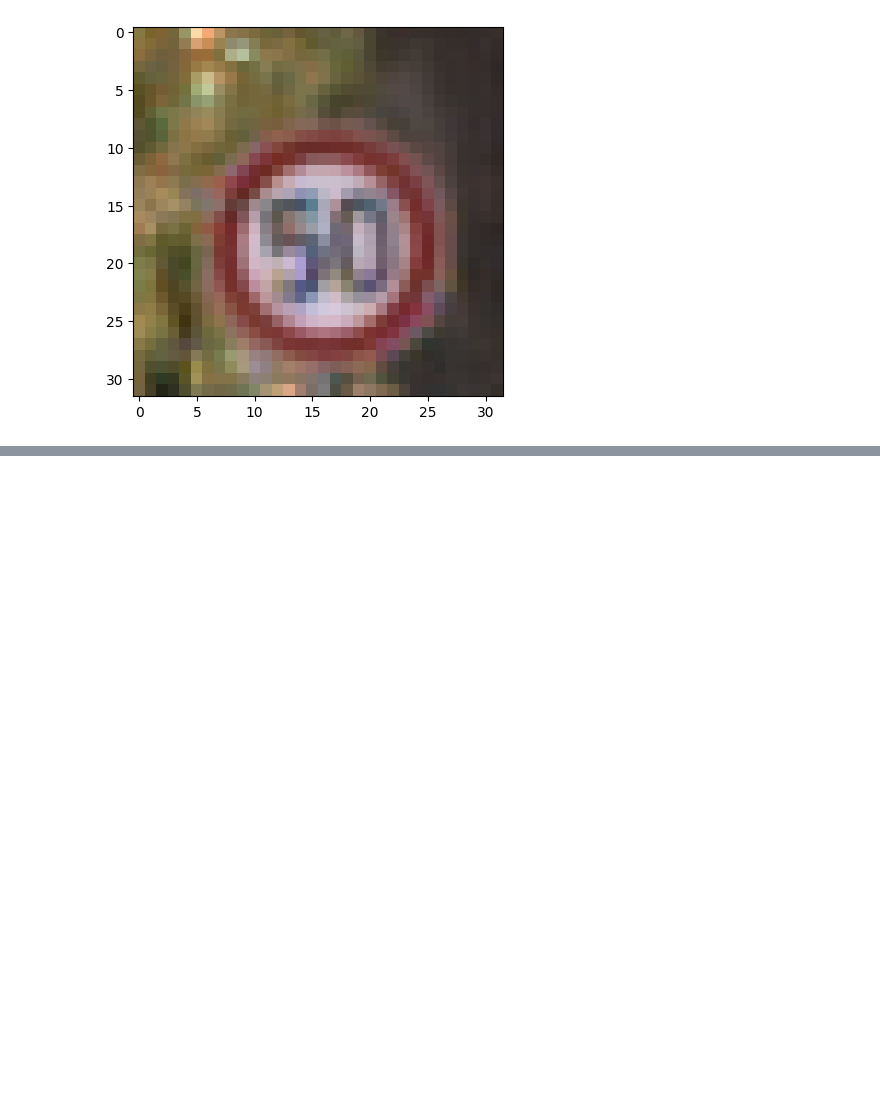
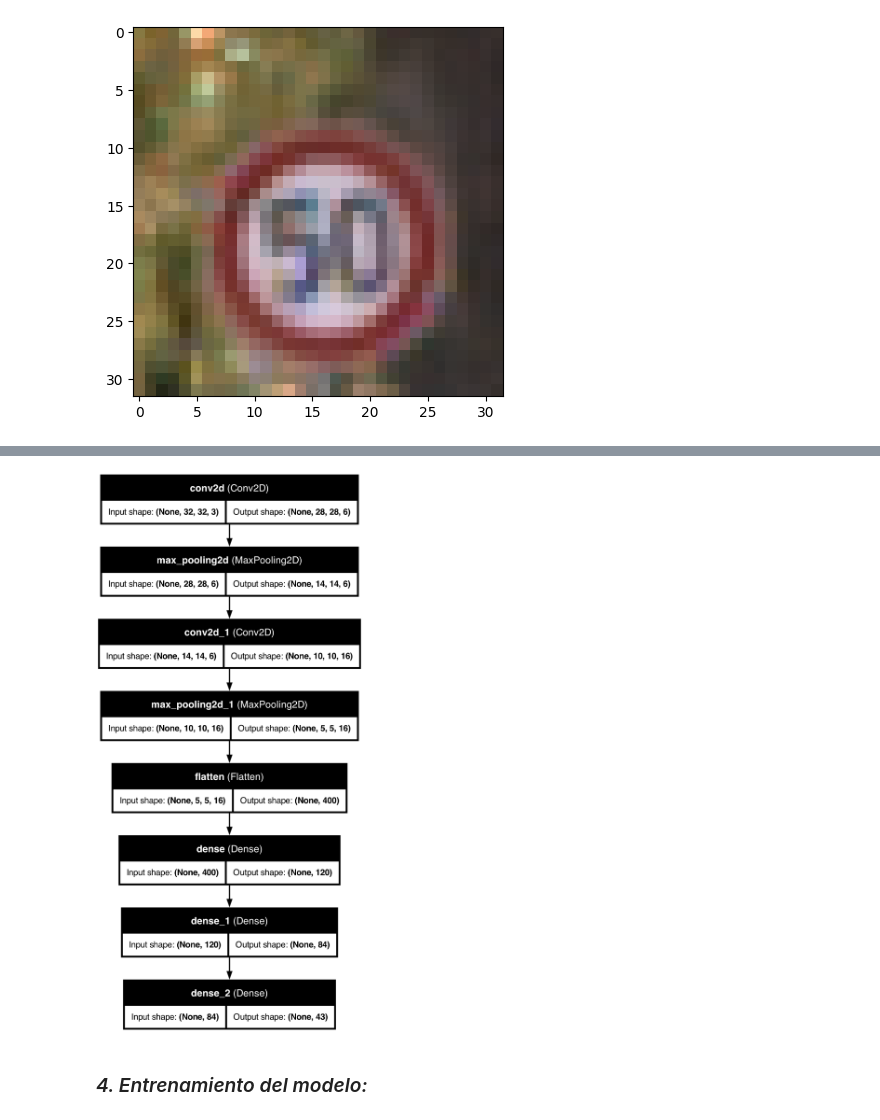
Before and after one commit to bsicay/lab3DS, a Jupyter notebook: lab3_Traffic.ipynb, the cells around one changed output, grey strips where cells are left out. Saved outputs shown, nothing was run; the diff lists cells and outputs as text; code cells hidden in the pictures; blank space fills up the shorter version.

```diff
--- a/lab3_Traffic.ipynb
+++ b/lab3_Traffic.ipynb
@@ -61,0 +119,15 @@ plt.imshow(train_features[0])
+# %%
+modelo = Sequential()
+
+modelo.add(Conv2D(6, (5, 5), activation='relu', input_shape=(32,32,3)))
+modelo.add(MaxPooling2D(pool_size=(2, 2)))
+modelo.add(Conv2D(16, (5, 5), activation='relu'))
+modelo.add(MaxPooling2D(pool_size=(2, 2)))
+modelo.add(Flatten())
+modelo.add(Dense(120, activation='relu'))
+modelo.add(Dense(84, activation='relu'))
+modelo.add(Dense(43, activation='softmax')) # Traffic sign classes = 43
+
+modelo.compile(optimizer='adam', loss='sparse_categorical_crossentropy', metrics=['accuracy'])
+
+modelo.summary()
@@ -61,0 +158,5 @@ plt.imshow(train_features[0])
+# %%
+from keras.utils import plot_model
+plot_model(modelo, to_file='model.png', show_shapes=True, show_layer_names=True)
+# %% [output]
+[figure, added]
@@ -61,0 +167,2 @@ plt.imshow(train_features[0])
+# %% [markdown]
+### *4. Entrenamiento del modelo:*
```
Also changed, not shown: parts of 19 cells of this notebook.
